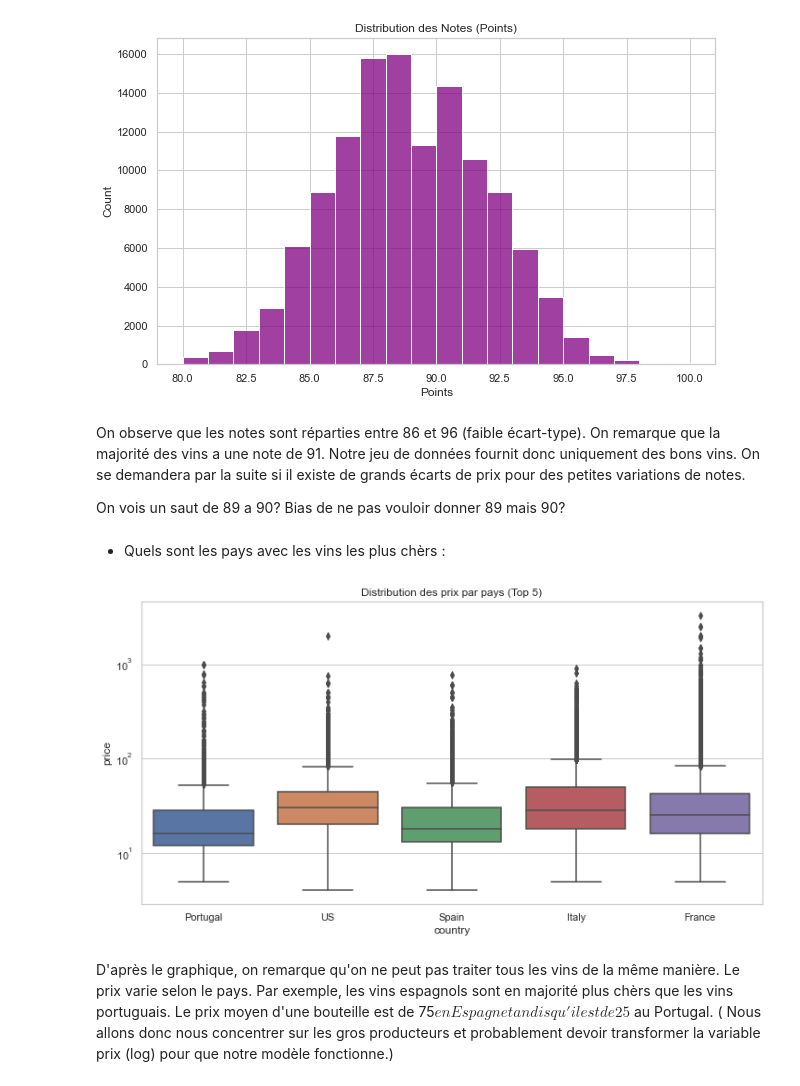
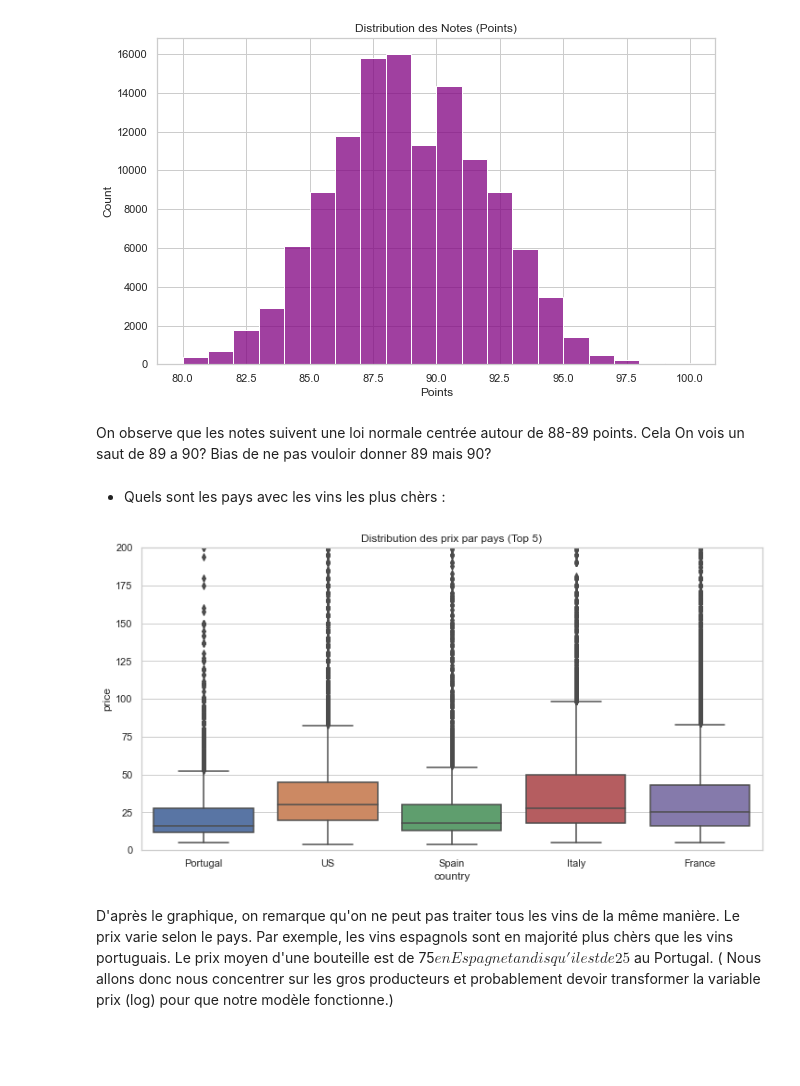
Before and after one commit to Tritri178/projet-data-2, a Jupyter notebook: notebook.ipynb, the cells around one changed output. Cells and saved outputs as stored; diff of their text form; code cells hidden in the pictures; blank space fills up the shorter version.

```diff
--- a/notebook.ipynb
+++ b/notebook.ipynb
@@ -60,24 +73,22 @@ plt.show()
 # %% [output]
 [figure]
 # %% [markdown]
-On observe que les notes sont réparties entre 86 et 96 (faible écart-type). On remarque que la majorité des vins a une note de 91. Notre jeu de données fournit donc uniquement des bons vins. On se demandera par la suite si il existe de grands écarts de prix pour des petites variations de notes.
-
+On observe que les notes suivent une loi normale centrée autour de 88-89 points. Cela
 On vois un saut de 89 a 90? Bias de ne pas vouloir donner 89 mais 90?
 # %% [markdown]
 - Quels sont les pays avec les vins les plus chèrs :
 # %%
 
-top_countries = data['country'].value_counts().head(5).index
+top_countries = data['country'].value_counts().head(5).index #sélection des 5 pays avec le plus d'entrées
 fichier_top_countries = data[data['country'].isin(top_countries)]
 
 plt.figure(figsize=(12, 6))
 sns.boxplot(x='country', y='price', data=fichier_top_countries)
-plt.yscale('log')
-
+plt.ylim(0, 200) #limitation de l'axe y pour une meilleure visibilité de la médiane
 plt.title('Distribution des prix par pays (Top 5)')
 plt.show()
 # %% [output]
-[figure, old version]
+[figure, new version]
 # %% [markdown]
 D'après le graphique, on remarque qu'on ne peut pas traiter tous les vins de la même manière. Le prix varie selon le pays. Par exemple, les vins espagnols sont en majorité plus chèrs que les vins portuguais. Le prix moyen d'une bouteille est de 75$ en Espagne tandis qu'il est de 25$ au Portugal.
 ( Nous allons donc nous concentrer sur les gros producteurs et probablement devoir transformer la variable prix (log) pour que notre modèle fonctionne.)
```
Also changed, not shown: parts of 10 cells of this notebook.
